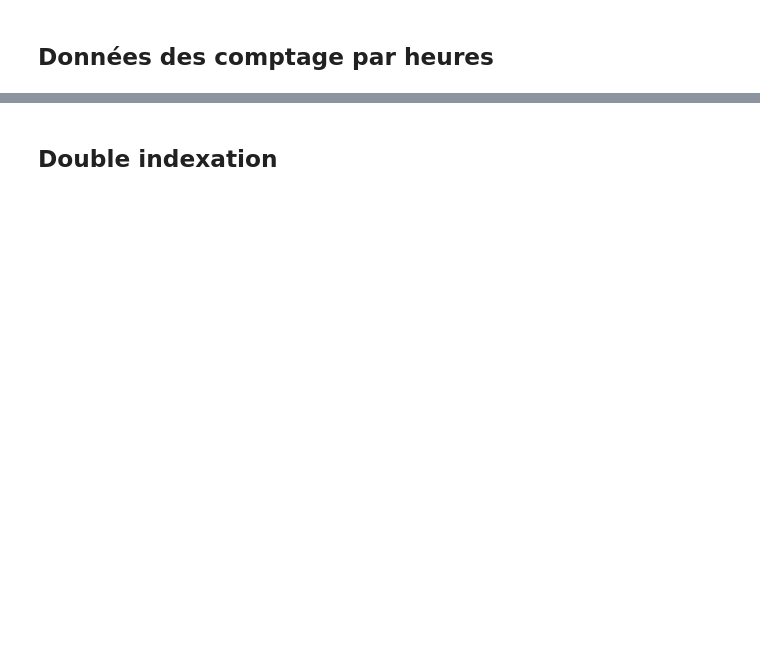
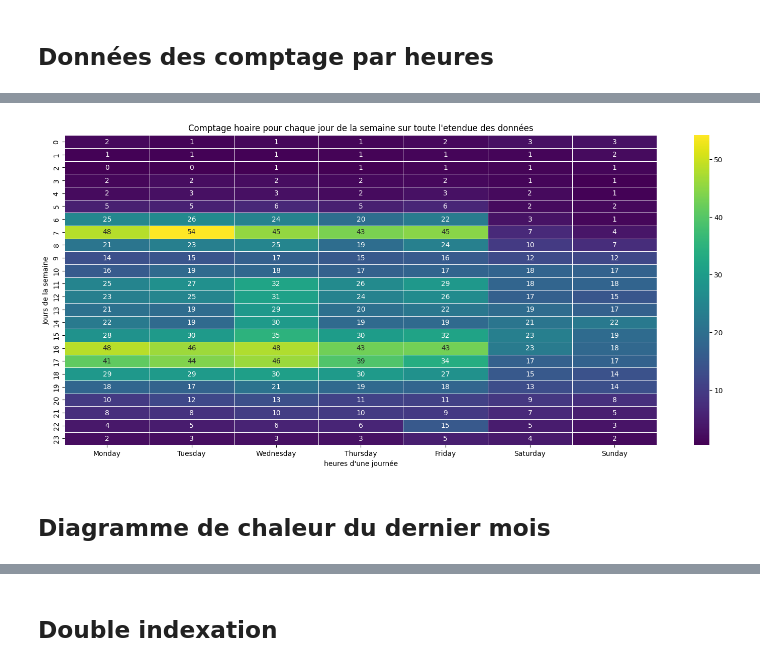
Before and after one commit to ba-talibe/OpenData-Rouen_Analysis_Project, a Jupyter notebook: visualisation.ipynb, the cells around one changed output, grey strips where cells are left out. Saved outputs shown, nothing was run; the diff lists cells and outputs as text; code cells hidden in the pictures; blank space fills up the shorter version.

Commit message:
corrected daily heatmap for a week : aggration had to be done with  count average instead of count sum, added monthly heat map for the year

```diff
--- a/visualisation.ipynb
+++ b/visualisation.ipynb
@@ -146,0 +149,8 @@ plt.show()
+# %%
+from datetime import datetime, timedelta
+
+end_date = tidf.index[0]
+start_date = end_date - timedelta(days=7)
+date_range = pd.date_range(start=start_date, end=end_date, freq="H")
+
+start_date, end_date
@@ -146,0 +160,35 @@ plt.show()
+# %%
+counts_average_per_hour = tidf[["counts"]].loc[date_range].groupby([pd.Grouper(freq="h")]).mean()
+
+
+
+counts_average_per_hour["date"] = counts_average_per_hour.index
+counts_average_per_hour["day_name"] = counts_average_per_hour.date.dt.day_name()
+counts_average_per_hour["hours"] = counts_average_per_hour.date.dt.hour
+
+
+day_order = ['Monday', 'Tuesday', 'Wednesday', 'Thursday', 'Friday', 'Saturday', 'Sunday']
+
+
+counts_average_per_hour['day_name'] = pd.Categorical(counts_average_per_hour['day_name'], categories=day_order, ordered=True)
+
+
+
+
+heatmap_data = counts_average_per_hour.pivot_table(index='hours', columns='day_name', values='counts', aggfunc='sum', fill_value=0)
+
+
+plt.figure(figsize=(19, 8))
+sns.heatmap(heatmap_data, cmap='viridis', annot=True, fmt=".0f", linewidths=.5)
+
+# Customize plot labels and title
+plt.title("Comptage hoaire pour chaque jour de la semaine sur toute l'etendue des données")
+plt.xlabel("heures d'une journée")
+plt.ylabel("Jours de la semaine")
+
+# Show the plot
+plt.show()
+# %% [output]
+[figure, added]
+# %% [markdown]
+## Diagramme de chaleur du dernier mois
```
Also changed, not shown: parts of 12 cells of this notebook.
